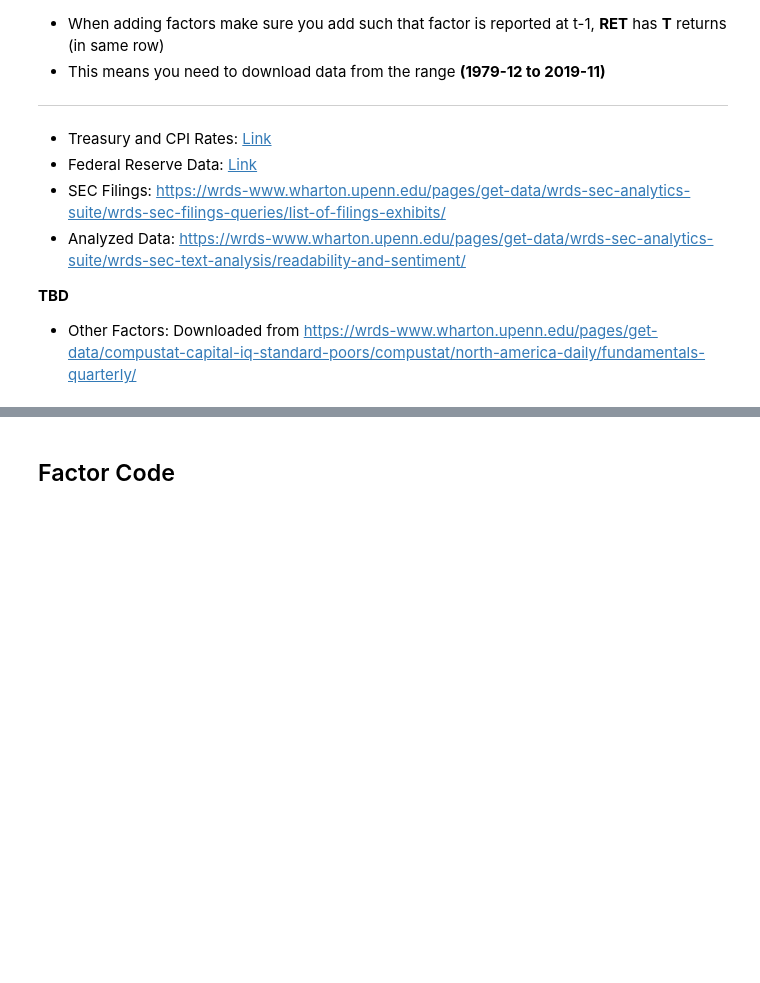
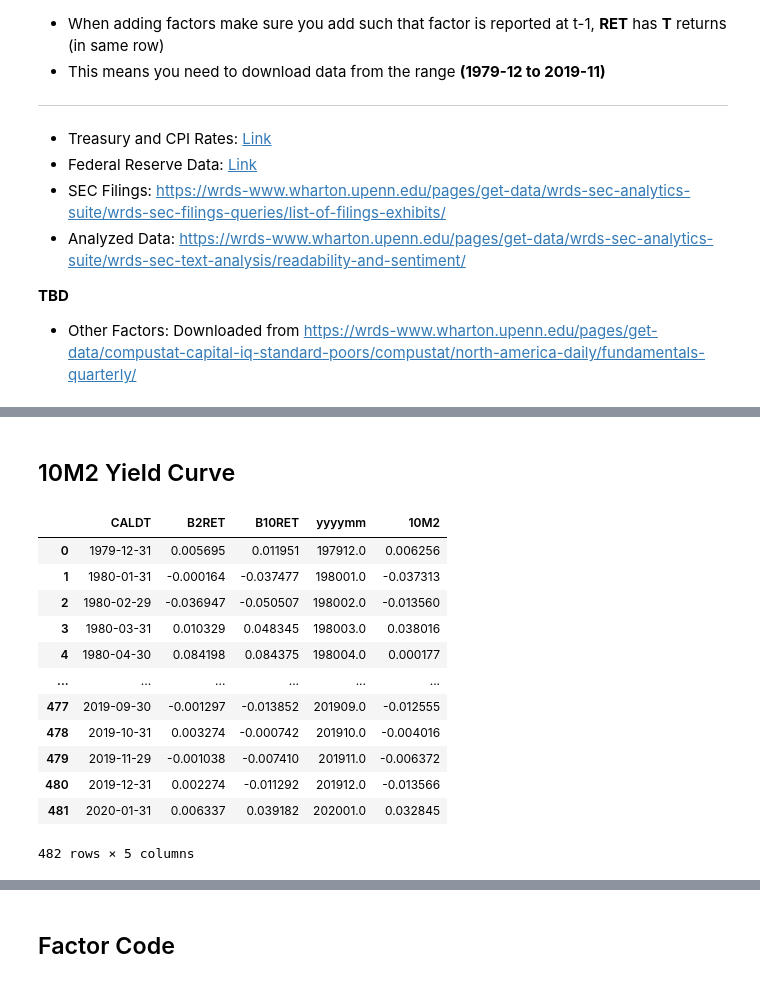
Before and after one commit to CFM-301-W23-G4/Final-Project, a Jupyter notebook: Final Project.ipynb, the cells around one changed output, grey strips where cells are left out. Cells and saved outputs as stored; diff of their text form; code cells hidden in the pictures; blank space fills up the shorter version.

```diff
--- a/Final Project.ipynb
+++ b/Final Project.ipynb
@@ -132,0 +164,24 @@ all_monthly_data[all_monthly_data["permno"] == 86594.0].sort_values(by="monthid"
+# %% [markdown]
+## 10M2 Yield Curve
+# %%
+treasury_inflation = pd.read_sas("treasury_inflation.sas7bdat", encoding = 'ISO-8859-1')
+# %%
+fact_10M2 = treasury_inflation[["CALDT", "B2RET", "B10RET"]]
+fact_10M2["yyyymm"] = fact_10M2["CALDT"].dt.strftime("%Y%m").astype(float)
+# %%
+fact_10M2["10M2"] = fact_10M2["B10RET"] - fact_10M2["B2RET"]
+fact_10M2
+# %% [output]
+|  | CALDT | B2RET | B10RET | yyyymm | 10M2 |
+| 0 | 1979-12-31 | 0.005695 | 0.011951 | 197912.0 | 0.006256 |
+| 1 | 1980-01-31 | -0.000164 | -0.037477 | 198001.0 | -0.037313 |
+| 2 | 1980-02-29 | -0.036947 | -0.050507 | 198002.0 | -0.013560 |
+| 3 | 1980-03-31 | 0.010329 | 0.048345 | 198003.0 | 0.038016 |
+| 4 | 1980-04-30 | 0.084198 | 0.084375 | 198004.0 | 0.000177 |
+| ... | ... | ... | ... | ... | ... |
+| 477 | 2019-09-30 | -0.001297 | -0.013852 | 201909.0 | -0.012555 |
+| 478 | 2019-10-31 | 0.003274 | -0.000742 | 201910.0 | -0.004016 |
+| 479 | 2019-11-29 | -0.001038 | -0.007410 | 201911.0 | -0.006372 |
+| 480 | 2019-12-31 | 0.002274 | -0.011292 | 201912.0 | -0.013566 |
+| 481 | 2020-01-31 | 0.006337 | 0.039182 | 202001.0 | 0.032845 |
+482 rows × 5 columns
```
Also changed, not shown: parts of 20 cells of this notebook.
